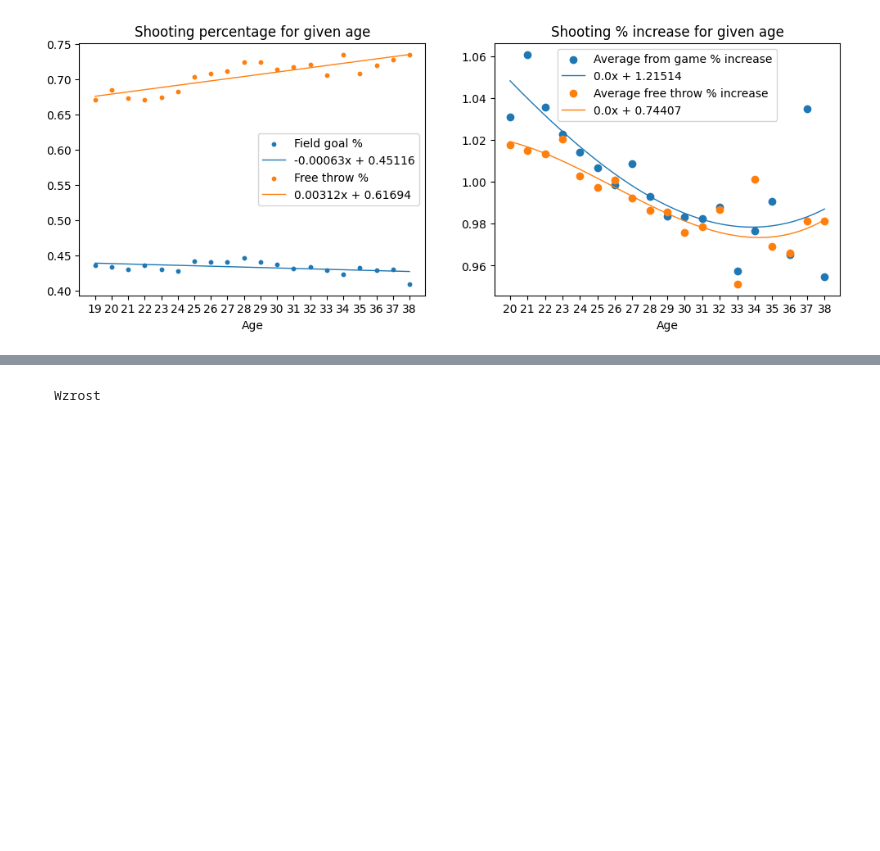
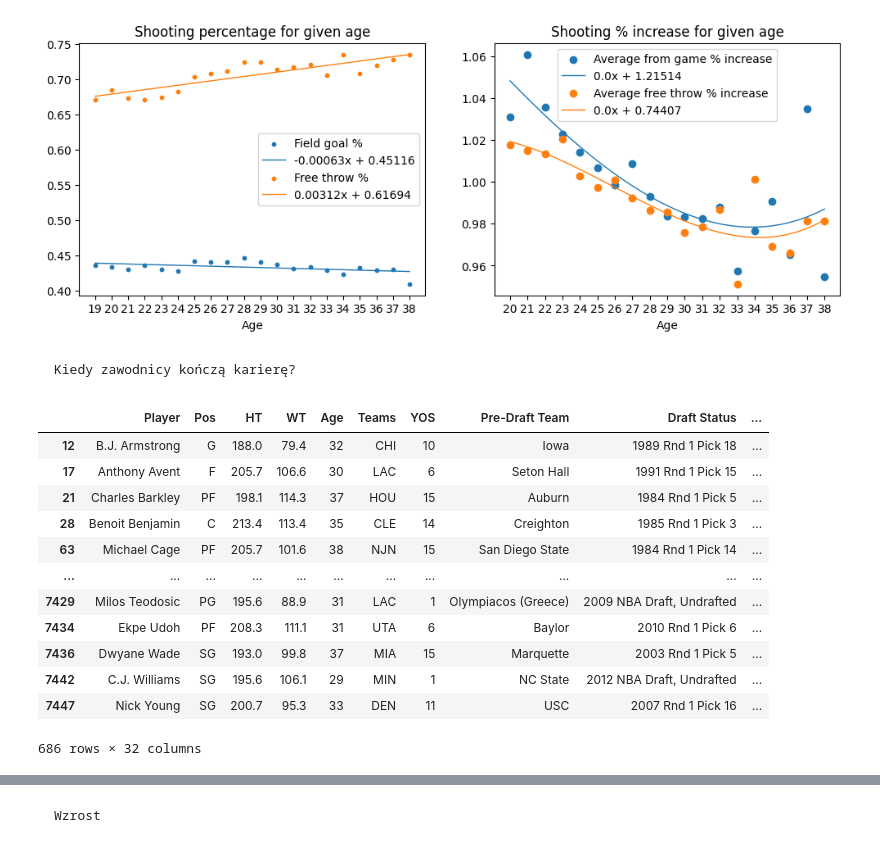
Before and after one commit to Marcin27141/NbaDataAnalysis, a Jupyter notebook: MultipleSeasons.ipynb, the cells around one changed output, grey strips where cells are left out. Saved outputs shown, nothing was run; the diff lists cells and outputs as text; code cells hidden in the pictures; blank space fills up the shorter version.

```diff
--- a/MultipleSeasons.ipynb
+++ b/MultipleSeasons.ipynb
@@ -758,3 +758,38 @@ ax[1].legend()
 plt.show()
 # %% [output]
 [figure]
+# %% [markdown]
+    Kiedy zawodnicy kończą karierę?
+# %%
+season_2022 = dataframes['totals', 2022].reset_index()
+season_2022_players = season_2022['Player']
+season_2021 = dataframes['totals', 2021].reset_index()
+season_2021_players = season_2021['Player']
+season_2020 = dataframes['totals', 2020].reset_index()
+season_2020_players = season_2020['Player']
+
+merged = all_seasons_totals.merge(season_2022_players, on='Player', how='left', indicator=True)
+not_active_players_totals = merged[merged['_merge'] == 'left_only'].drop(columns='_merge')
+merged = not_active_players_totals.merge(season_2021_players, on='Player', how='left', indicator=True)
+not_active_players_totals = merged[merged['_merge'] == 'left_only'].drop(columns='_merge')
+merged = not_active_players_totals.merge(season_2020_players, on='Player', how='left', indicator=True)
+not_active_players_totals = merged[merged['_merge'] == 'left_only'].drop(columns='_merge')
+
+max_ages = not_active_players_totals.groupby('Player')['Age'].transform(max)
+last_years = not_active_players_totals[not_active_players_totals['Age'] == max_ages]
+last_years = last_years[last_years['Age'] > 28]
+display(last_years)
+# %% [output]
+|  | Player | Pos | HT | WT | Age | Teams | YOS | Pre-Draft Team | Draft Status | ... |
+| 12 | B.J. Armstrong | G | 188.0 | 79.4 | 32 | CHI | 10 | Iowa | 1989 Rnd 1 Pick 18 | ... |
+| 17 | Anthony Avent | F | 205.7 | 106.6 | 30 | LAC | 6 | Seton Hall | 1991 Rnd 1 Pick 15 | ... |
+| 21 | Charles Barkley | PF | 198.1 | 114.3 | 37 | HOU | 15 | Auburn | 1984 Rnd 1 Pick 5 | ... |
+| 28 | Benoit Benjamin | C | 213.4 | 113.4 | 35 | CLE | 14 | Creighton | 1985 Rnd 1 Pick 3 | ... |
+| 63 | Michael Cage | PF | 205.7 | 101.6 | 38 | NJN | 15 | San Diego State | 1984 Rnd 1 Pick 14 | ... |
+| ... | ... | ... | ... | ... | ... | ... | ... | ... | ... | ... |
+| 7429 | Milos Teodosic | PG | 195.6 | 88.9 | 31 | LAC | 1 | Olympiacos (Greece) | 2009 NBA Draft, Undrafted | ... |
+| 7434 | Ekpe Udoh | PF | 208.3 | 111.1 | 31 | UTA | 6 | Baylor | 2010 Rnd 1 Pick 6 | ... |
+| 7436 | Dwyane Wade | SG | 193.0 | 99.8 | 37 | MIA | 15 | Marquette | 2003 Rnd 1 Pick 5 | ... |
+| 7442 | C.J. Williams | SG | 195.6 | 106.1 | 29 | MIN | 1 | NC State | 2012 NBA Draft, Undrafted | ... |
+| 7447 | Nick Young | SG | 200.7 | 95.3 | 33 | DEN | 11 | USC | 2007 Rnd 1 Pick 16 | ... |
+686 rows × 32 columns
```
Also changed, not shown: parts of 20 cells of this notebook.
